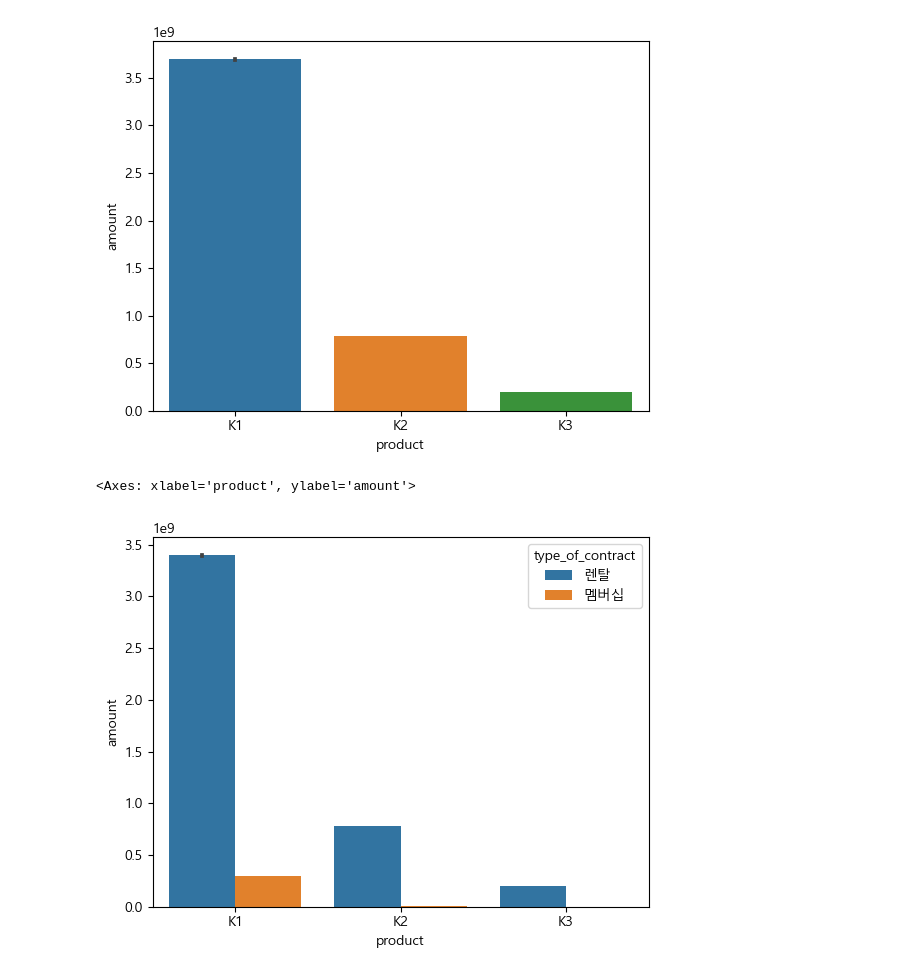
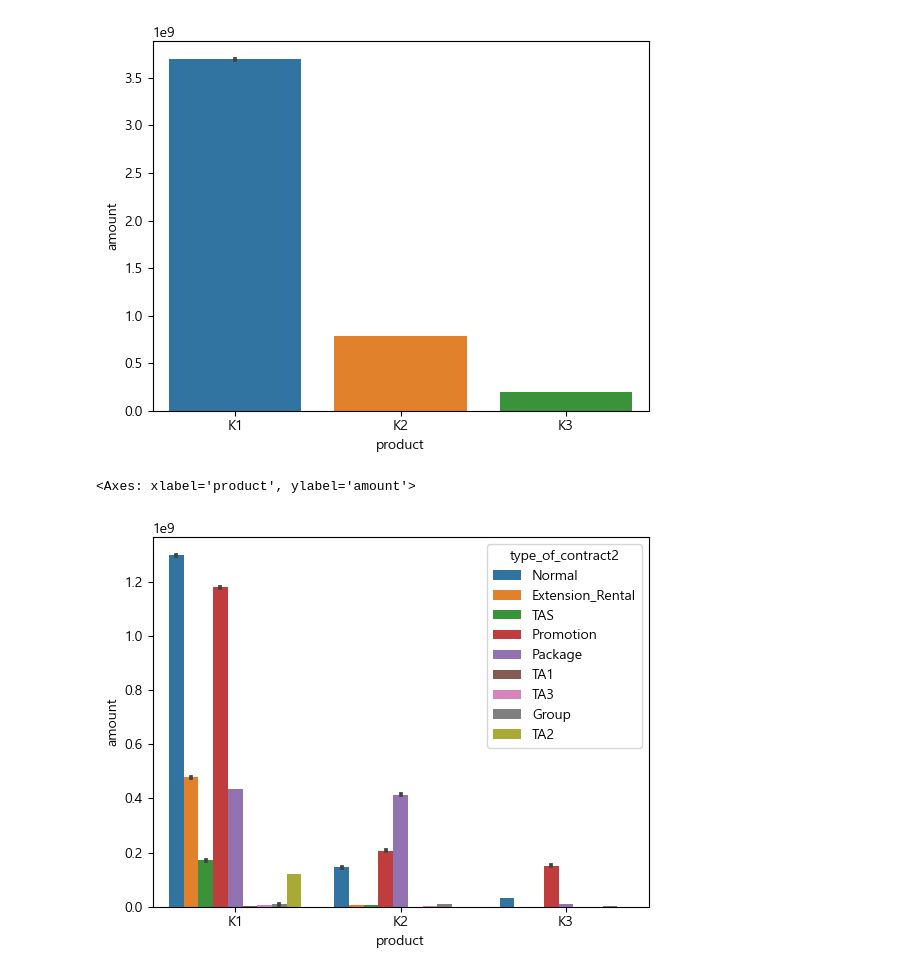
Before and after one commit to estskyway/study_data_analytics, a Jupyter notebook: codes/visuallizations/UsingCharts_TypeOfContract_quests.ipynb, the cells around one changed output. Saved outputs shown, nothing was run; the diff lists cells and outputs as text; code cells hidden in the pictures.

```diff
--- a/codes/visuallizations/UsingCharts_TypeOfContract_quests.ipynb
+++ b/codes/visuallizations/UsingCharts_TypeOfContract_quests.ipynb
@@ -141,7 +141,7 @@ sns.barplot(data=df_TOCC, x='product' , y='amount', estimator=sum, order=df_TOCC
 <Axes: xlabel='product', ylabel='amount'>
 [figure]
 # %%
-sns.barplot(data=df_TOCC, x='product' , y='amount', estimator=sum, order=df_TOCC_bottom3, hue='type_of_contract')
+sns.barplot(data=df_TOCC, x='product' , y='amount', estimator=sum, order=df_TOCC_bottom3, hue='type_of_contract2')
 # %% [output]
 <Axes: xlabel='product', ylabel='amount'>
-[figure, old version]
+[figure, new version]
```
Also changed, not shown: parts of 1 cell of this notebook, 1 other file.
